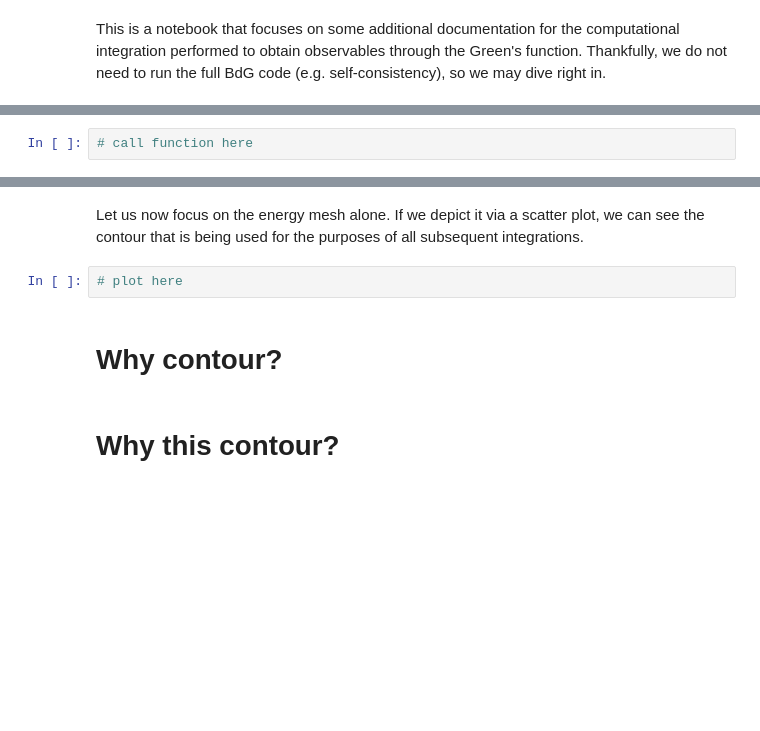
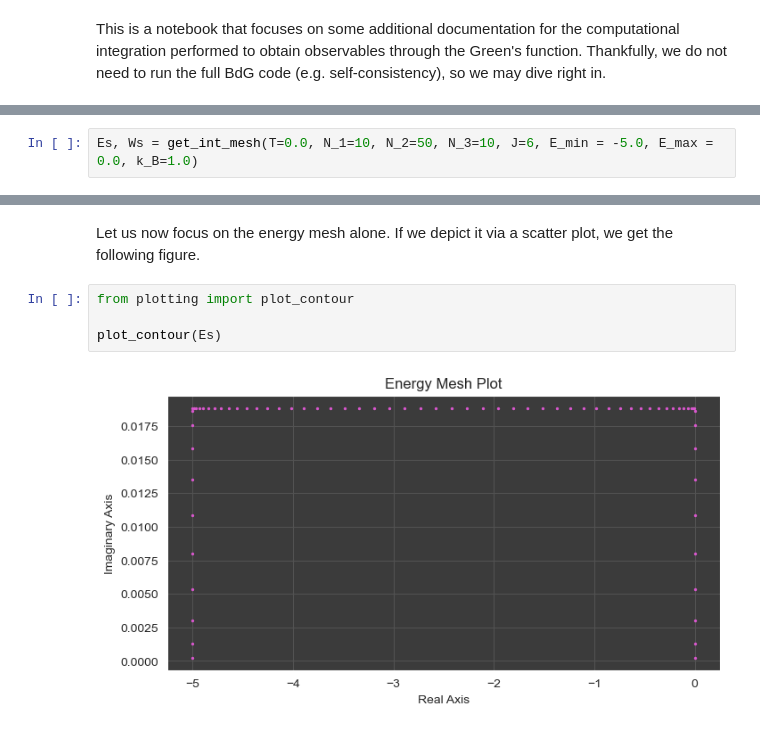
Before and after one commit to srigas/topological_superconductivity, a Jupyter notebook: docs/3. Integrals/Integrals.ipynb, the cells around one changed output, grey strips where cells are left out. Drawn from its saved outputs; the diff is of its cells as text; blank space fills up the shorter version.

```diff
--- a/docs/3. Integrals/Integrals.ipynb
+++ b/docs/3. Integrals/Integrals.ipynb
@@ -11,3 +22,3 @@ The function that creates the energy mesh for the integrations is the following.
 # %%
-# call function here
+Es, Ws = get_int_mesh(T=0.0, N_1=10, N_2=50, N_3=10, J=6, E_min = -5.0, E_max = 0.0, k_B=1.0)
 # %% [markdown]
@@ -37,8 +52,8 @@ $$
 # %% [markdown]
-Let us now focus on the energy mesh alone. If we depict it via a scatter plot, we can see the contour that is being used for the purposes of all subsequent integrations.
+Let us now focus on the energy mesh alone. If we depict it via a scatter plot, we get the following figure.
 # %%
-# plot here
+from plotting import plot_contour
+
+plot_contour(Es)
+# %% [output]
+[figure, added]
-# %% [markdown]
-# Why contour?
-# %% [markdown]
-# Why this contour?
```
Also changed, not shown: parts of 19 cells of this notebook, 3 other files.
